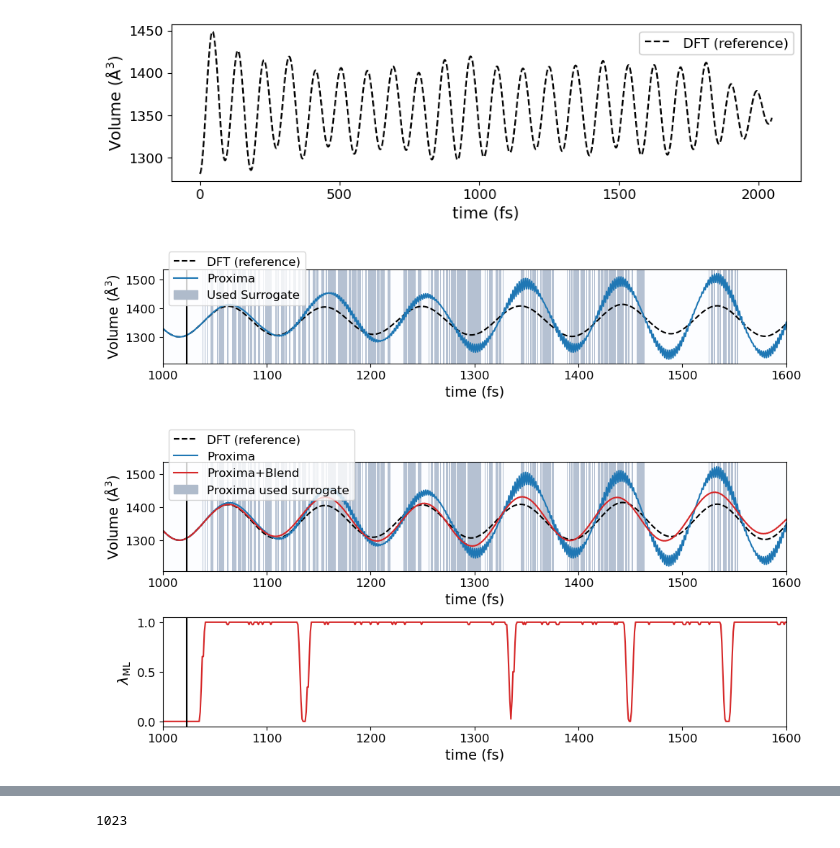
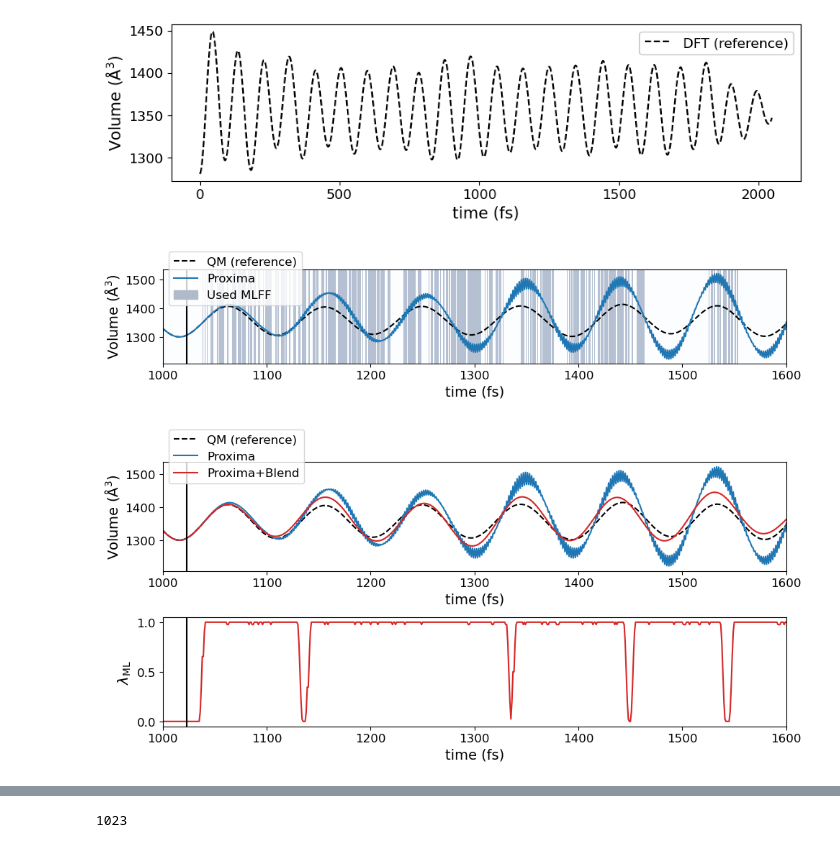
Before and after one commit to globus-labs/cascade, a Jupyter notebook: 2_proxima/1_inspect_npt_runs.ipynb, the cells around one changed output, grey strips where cells are left out. Saved outputs shown, nothing was run; the diff lists cells and outputs as text; code cells hidden in the pictures.

Commit message:
figures for csgf talk

```diff
--- a/2_proxima/1_inspect_npt_runs.ipynb
+++ b/2_proxima/1_inspect_npt_runs.ipynb
@@ -254,7 +254,7 @@ with mpl.rc_context(rc=rc):
     fig, axs = plt.subplots(1, figsize=(10,2.5))
     ax = axs
 
-    l2 = ax.plot(ref_traj['volume'], color='k', linestyle='dashed', label='DFT (reference)')
+    l2 = ax.plot(ref_traj['volume'], color='k', linestyle='dashed', label='QM (reference)')
     l1 = ax.plot(traj['volume'], color='tab:blue', label='Proxima')
     ax.set_ylabel('Volume ($\mathrm{\AA}^3$)')
     ax.set_xlabel('time (fs)')
@@ -269,7 +269,7 @@ with mpl.rc_context(rc=rc):
     blue_patch = mpatches.Patch(color='#afbbcb', label='Used surrogate')
     leg, lab = ax.get_legend_handles_labels()
     leg.append(blue_patch)
-    lab.append('Used Surrogate')
+    lab.append('Used MLFF')
     plt.legend(leg,
                lab,
                loc='upper left',
@@ -281,48 +281,49 @@ with mpl.rc_context(rc=rc):
     plt.savefig('dft-proxima.png', dpi=500)
     plt.show()
 # %% [output]
-[figure, old version]
+[figure, new version]
 # %%
 with mpl.rc_context(rc=rc):
     xlim = (1000, 1600)
     fig, axs = plt.subplots(2, figsize=(10,5))
     ax = axs[0]
 
-    l2 = ax.plot(ref_traj['volume'], color='k', linestyle='dashed', label='DFT (reference)')
+    l2 = ax.plot(ref_traj['volume'], color='k', linestyle='dashed', label='QM (reference)')
     l1 = ax.plot(traj['volume'], color='tab:blue', label='Proxima')
     l2 = ax.plot(blend_traj['volume'], color='tab:red', label='Proxima+Blend')
     ax.set_ylabel('Volume ($\mathrm{\AA}^3$)')
     ax.set_xlabel('time (fs)')
-    ax.pcolorfast(ax.get_xlim(),
-                  ax.get_ylim(),
-                  traj['used_surrogate'].values[np.newaxis],
-                  alpha=0.3,
-                  cmap='Blues', label='Used ML')
+    leg, lab = ax.get_legend_handles_labels()
+    # ax.pcolorfast(ax.get_xlim(),
+    #               ax.get_ylim(),
+    #               traj['used_surrogate'].values[np.newaxis],
+    #               alpha=0.3,
+    #               cmap='Blues', label='Used ML')
 
     # can give it fill between just to get the legend
 
     ax.axvline(1023, color='k')
     ax.set_xlim(*xlim)
     #ax.fill_between(traj['volume'], traj['used_surrogate'], 1, where=(traj['used_surrogate' ]>0), color='red', alpha=0.2)
-    blue_patch = mpatches.Patch(color='#afbbcb', label='Used surrogate (Proxima only)')
-    leg, lab = ax.get_legend_handles_labels()
-    leg.append(blue_patch)
-    lab.append('Proxima used surrogate')
+    # blue_patch = mpatches.Patch(color='#afbbcb', label='Used surrogate (Proxima only)')
+    # leg, lab = ax.get_legend_handles_labels()
+    # leg.append(blue_patch)
+    #lab.append('Proxima used surrogate')
     ax.legend(leg,
                lab,
                loc='upper left',
                framealpha=0.8,
                bbox_to_anchor=(0.0, 1.35),
               )
     ax = axs[1]
     lambda_ml = 1-blend_traj['proxima_lambda_target']
     ax.plot(lambda_ml, color='tab:red')
     ax.axvline(1023, color='k')
     ax.set_xlim(*xlim)
     ax.set_ylabel('$\lambda_\mathrm{ML}$')
     ax.set_xlabel('time (fs)')
     plt.tight_layout()
     plt.savefig('dft-proxima-blend.png', dpi=500)
     plt.show()
 # %% [output]
-[figure, old version]
+[figure, new version]
```
Also changed, not shown: parts of 6 cells of this notebook, 3 other files.
